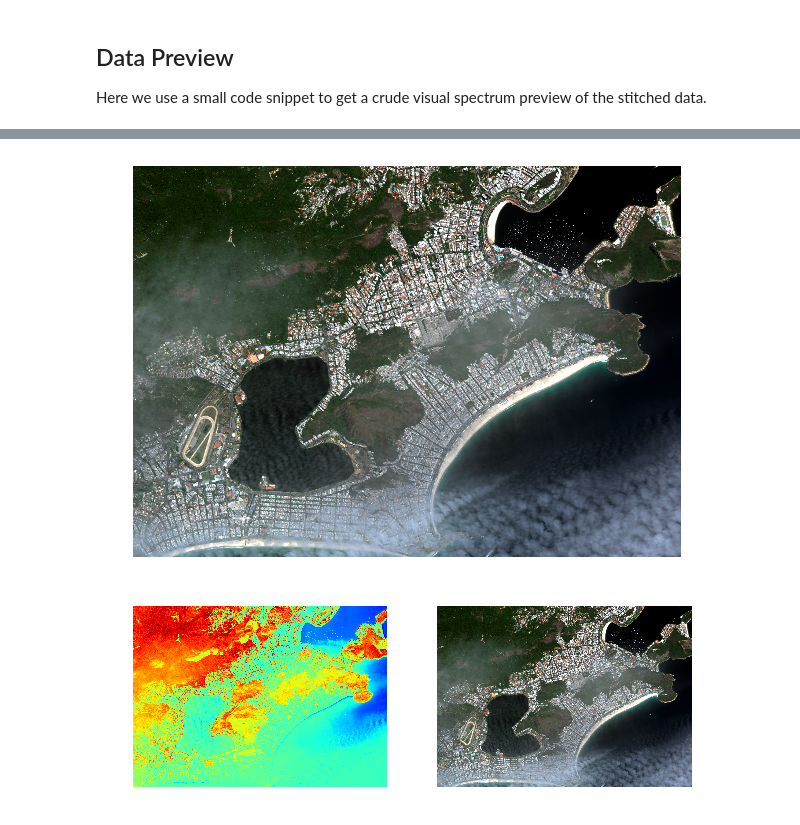
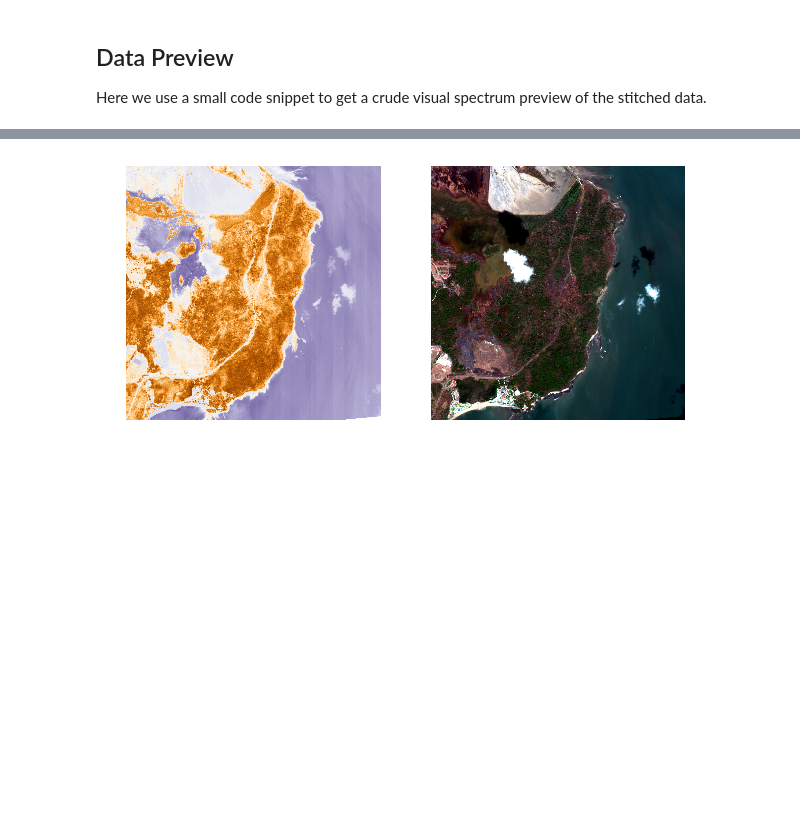
Before and after one commit to timbr-io/idaho-notebooks, a Jupyter notebook: GBDX_IDAHO_map.ipynb, the cells around one changed output, grey strips where cells are left out. Cells and saved outputs as stored; diff of their text form; code cells hidden in the pictures; blank space fills up the shorter version.

```diff
--- a/GBDX_IDAHO_map.ipynb
+++ b/GBDX_IDAHO_map.ipynb
@@ -248,18 +122,30 @@ Successfully installed ephem-3.7.6.0 geoio-1.2.7 tinytools-1.0.5 tzwhere-2.3 xml
-# %%
-from gbdxtools import Interface
-gbdx = Interface()
-
-# select the image id
-idaho_id = chips.keys()[0]
-
-# fetch all the tiles to the local disk
-files = fetch_chips(idaho_id, chips)
-
-# merge all the files into one tif
-merged = merge_chips(idaho_id, files)
-
-# Visualize
-render(merged, w=10)
-# %% [output]
-[figure, removed]
-[figure, removed]
+# %%
+def create_index(tif_path, index_type):
+
+    def _calculate(NIR, Red, SWIR=None, Green=None):
+        if index_type == 'NDVI':
+            return (NIR - Red)/(NIR + Red)
+        elif index_type == 'NDWI':
+            return (Green - NIR)/(Green + NIR)
+        elif index_type == 'NBR':
+            return  (NIR - SWIR)/(NIR + SWIR)
+        else: # SAVI
+            return ((NIR - Red)/(NIR + Red + 0.5)) * (1 + 0.5)
+
+    with rasterio.drivers():
+        with rasterio.open(tif_path) as src:
+           b, g, r, nir = src.read([2,3,5,7], masked=True).astype(np.float32)
+
+    index = _calculate(nir, r, Green=g)
+    rgb = stretch(np.dstack([r,g,b]))
+
+    fig, (ax1, ax2) = plt.subplots(1, 2, figsize=(10,10), facecolor='white')
+    ax1.axis('off')
+    ax2.axis('off')
+    ax1.imshow(index, cmap="PuOr_r")
+    ax2.imshow(rgb)
+    plt.show()
+
+create_index(idaho_map.merged[0], 'NDVI')
+# %% [output]
+[figure, added]
```
Also changed, not shown: parts of 10 cells of this notebook.
